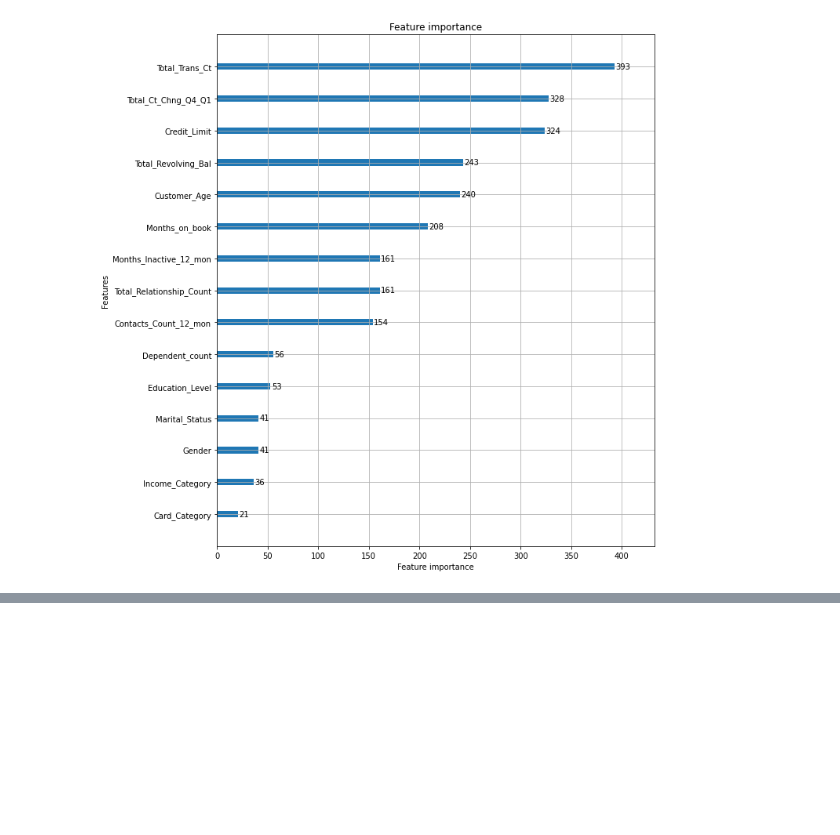
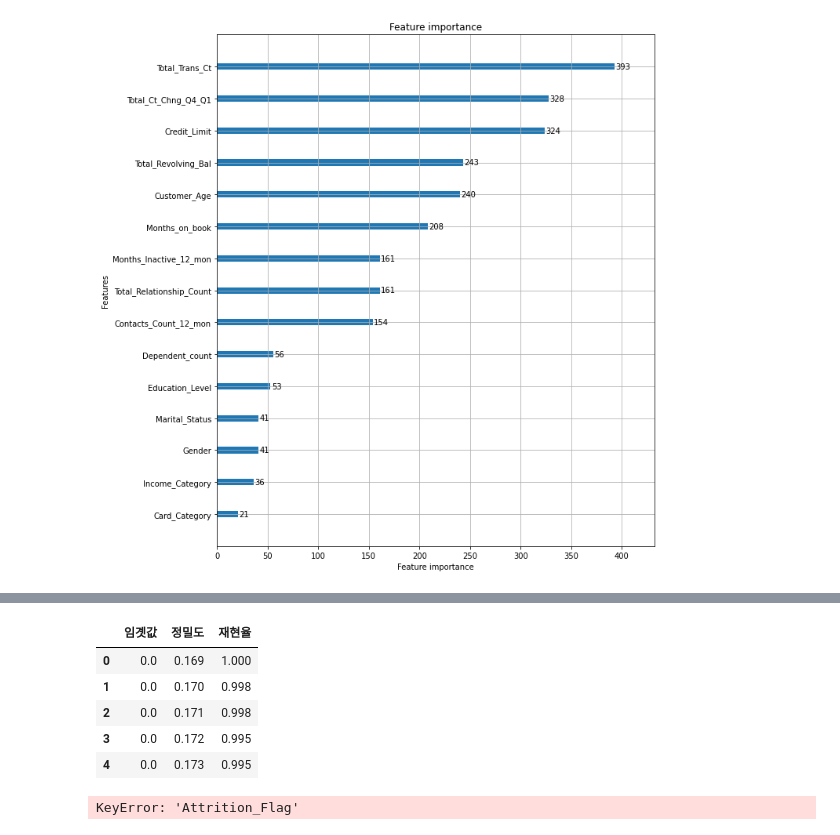
Before and after one commit to Ahn-seongjun/DS_team2, a Jupyter notebook: ASJ/PredictChurner(취합).ipynb, the cells around one changed output, grey strips where cells are left out. Saved outputs shown, nothing was run; the diff lists cells and outputs as text; code cells hidden in the pictures; blank space fills up the shorter version.

```diff
--- a/ASJ/PredictChurner(취합).ipynb
+++ b/ASJ/PredictChurner(취합).ipynb
@@ -1320,0 +1367,13 @@ plot_importance(lgbm_wrapper, ax=ax)
+# %%
+df.head()
+# %% [output]
+|  | 임곗값 | 정밀도 | 재현율 |
+| 0 | 0.0 | 0.169 | 1.000 |
+| 1 | 0.0 | 0.170 | 0.998 |
+| 2 | 0.0 | 0.171 | 0.998 |
+| 3 | 0.0 | 0.172 | 0.995 |
+| 4 | 0.0 | 0.173 | 0.995 |
+# %%
+df['Attrition_Flag'].value_counts().plot(kind = 'bar')
+# %% [output]
+KeyError: 'Attrition_Flag'
```
Also changed, not shown: parts of 4 cells of this notebook.
